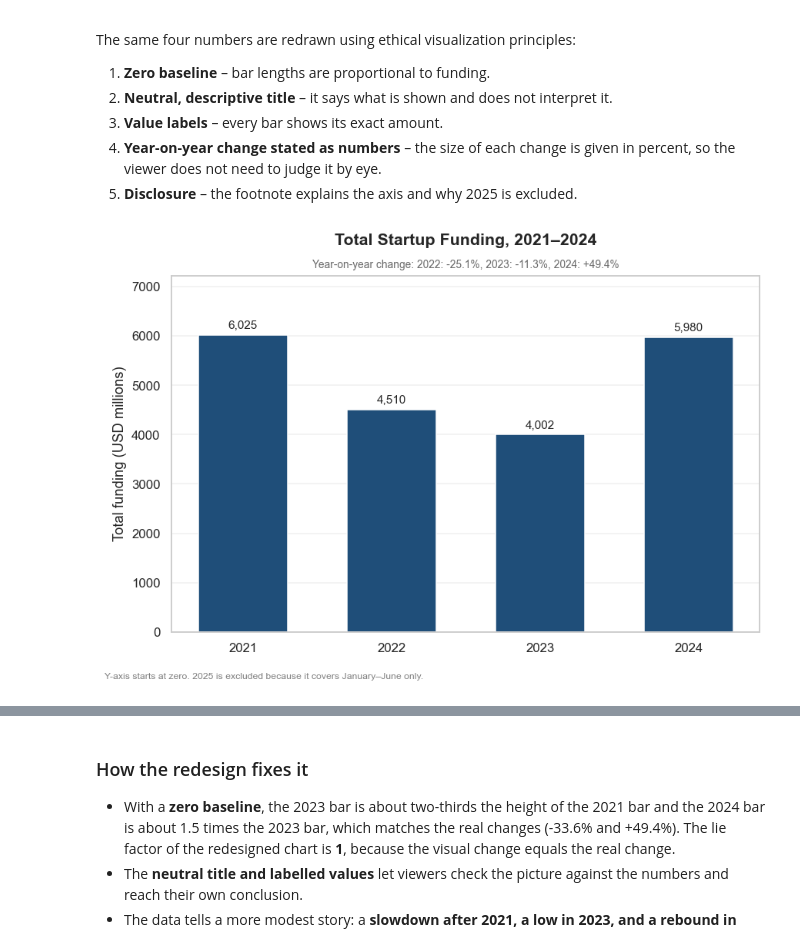
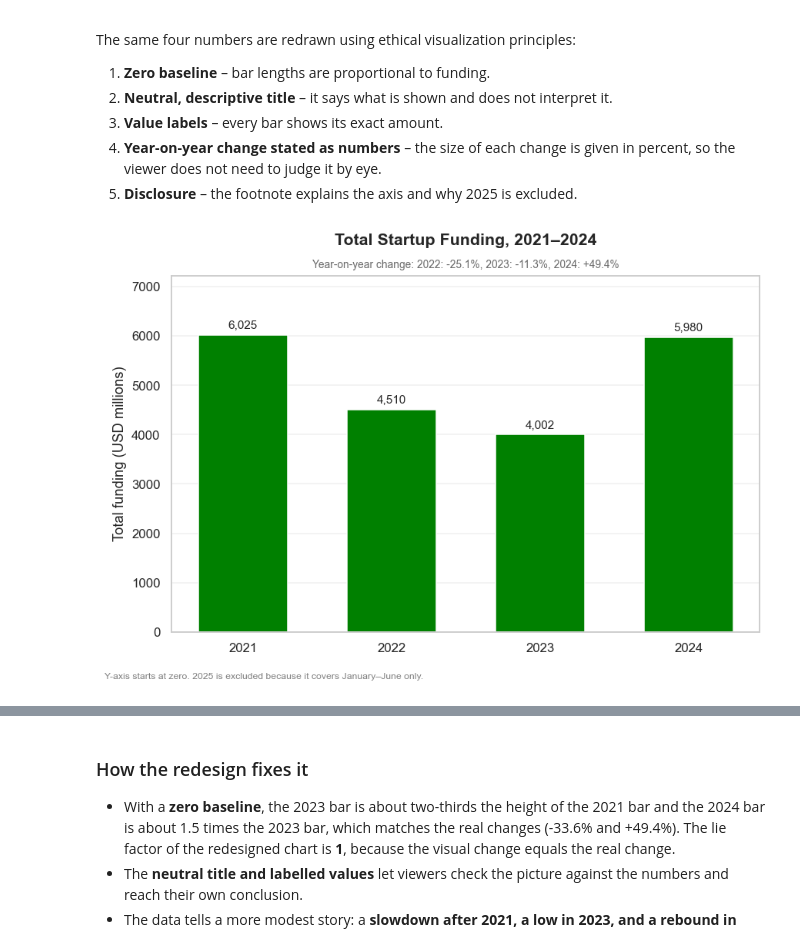
Before and after one commit to srinithi-karunakaran/india-startup-funding-analysis, a Jupyter notebook: startup_funding_analysis.ipynb, the cells around one changed output, grey strips where cells are left out. Saved outputs shown, nothing was run; the diff lists cells and outputs as text; code cells hidden in the pictures.

```diff
--- a/startup_funding_analysis.ipynb
+++ b/startup_funding_analysis.ipynb
@@ -1395,23 +1379,23 @@ The same four numbers are redrawn using ethical visualization principles:
 5. **Disclosure** – the footnote explains the axis and why 2025 is excluded.
 # %%
 fig, ax = plt.subplots(figsize=(8, 5.5))
-bars = ax.bar(mis.index.astype(str), mis.values, color="#1f4e79", width=0.6)
+bars = ax.bar(mis.index.astype(str), mis.values, color="green", width=0.6)
 ax.bar_label(bars, labels=[f"{v:,.0f}" for v in mis.values], padding=3, fontsize=10)
 ax.set_ylim(0, mis.max() * 1.2)
 ax.set_ylabel("Total funding (USD millions)")
 
 yoy = mis.pct_change().dropna() * 100
 subtitle = "Year-on-year change: " + ", ".join(f"{y}: {v:+.1f}%" for y, v in yoy.items())
 ax.set_title("Total Startup Funding, 2021–2024", fontsize=14, fontweight="bold", pad=26)
 ax.text(0.5, 1.02, subtitle, transform=ax.transAxes, ha="center", fontsize=9, color="dimgray")
 ax.grid(axis="y", alpha=0.3)
 ax.grid(axis="x", visible=False)
 fig.text(0.01, 0.01, "Y-axis starts at zero. 2025 is excluded because it covers January–June only.",
          fontsize=8, color="gray")
 plt.tight_layout(rect=(0, 0.03, 1, 1))
 plt.show()
 # %% [output]
-[figure, old version]
+[figure, new version]
 # %%
 # How much does the truncated chart exaggerate? (lie factor = effect shown / effect in data)
 cmp = pd.DataFrame({"Funding (USD M)": mis})
```
Also changed, not shown: parts of 6 cells of this notebook.
